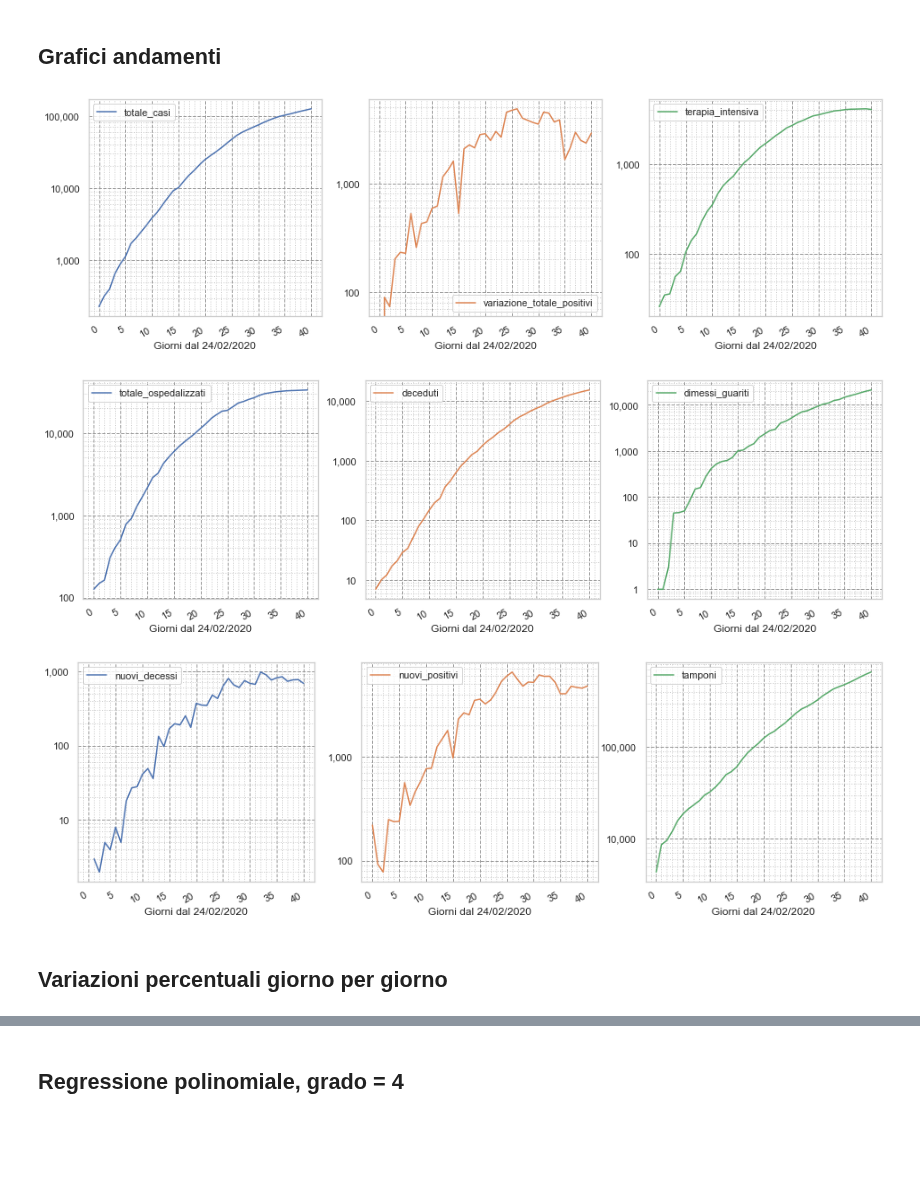
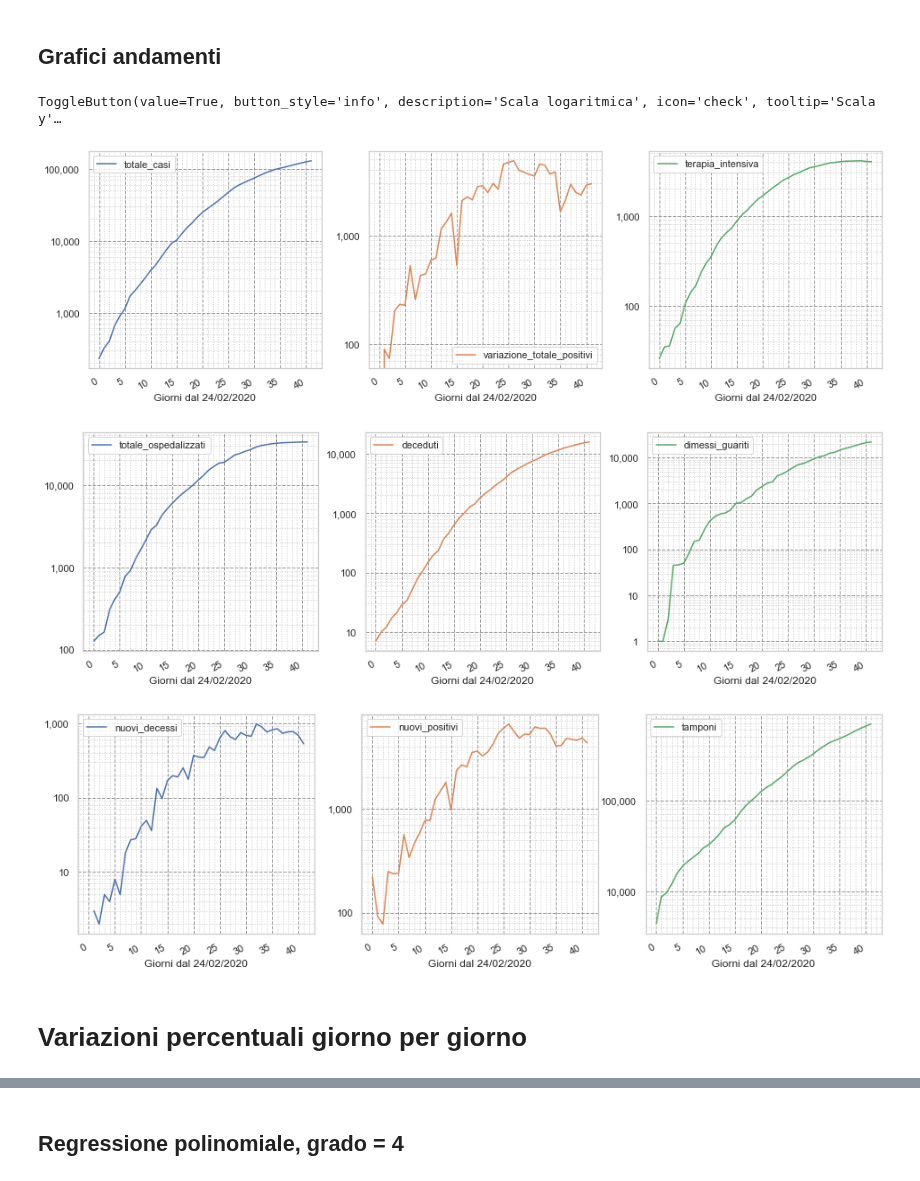
Before and after one commit to iosand71/covid19, a Jupyter notebook: covid19-italia.ipynb, the cells around one changed output, grey strips where cells are left out. Drawn from its saved outputs; the diff is of its cells as text; code cells hidden in the pictures; blank space fills up the shorter version.

```diff
--- a/covid19-italia.ipynb
+++ b/covid19-italia.ipynb
@@ -129,7 +179,7 @@ toggle_log = widgets.ToggleButton(
 )
 
 
-output = widgets.Output()
+
 
 def show_inline_matplotlib_plots():
     if 'matplotlib' not in sys.modules:
@@ -158,42 +208,44 @@ def plot_func(columns):
 
 def draw_plots():
     clear_output()
+    display(toggle_log)
     with output:
         output.clear_output()
         plots = plot_func(['totale_casi','variazione_totale_positivi','terapia_intensiva'])
         plt_casi = fmt_plot(plots[0][0], 20000)
         plt_positivi = fmt_plot(plots[0][1], 1000)
         plt_intensivi = fmt_plot(plots[0][2], 1000)
 
         plots = plot_func(['totale_ospedalizzati','deceduti','dimessi_guariti'])
         plt_ricoverati = fmt_plot(plots[0][0], 10000)
         plt_deceduti = fmt_plot(plots[0][1], 2000)
         plt_dimessi = fmt_plot(plots[0][2], 5000)
 
         plots = plot_func(['nuovi_decessi','nuovi_positivi','tamponi'])
         plt_nuovi_decessi = fmt_plot(plots[0][0], 200)
         plt_nuovi = fmt_plot(plots[0][1], 1000)
         plt_tamponi = fmt_plot(plots[0][2], 200000)
-        show_inline_matplotlib_plots()
+        # show_inline_matplotlib_plots()
 
 def toggle_handler(obj):
     global log_scale
     if (obj.new != obj.old):
         obj.owner.icon = 'check' if obj.owner.icon == '' else ''
         log_scale = obj.new
         draw_plots()
 
 toggle_log.observe(toggle_handler,'value')
-display(toggle_log)
 
+output = widgets.Output()
 draw_plots()
 display(output)
 # %% [output]
+ToggleButton(value=True, button_style='info', description='Scala logaritmica', icon='check', tooltip='Scala y'…
-[figure, old version]
+[figure, new version]
-[figure, old version]
+[figure, new version]
 [figure]
 # %% [markdown]
-## Variazioni percentuali giorno per giorno
+# Variazioni percentuali giorno per giorno
 # %%
 tick = matplotlib.ticker.FuncFormatter(lambda x, p: format(x, '.0%'))
 xtick = matplotlib.ticker.FuncFormatter(lambda x, p: format(x, '.0f'))
```
Also changed, not shown: parts of 4 cells of this notebook.
